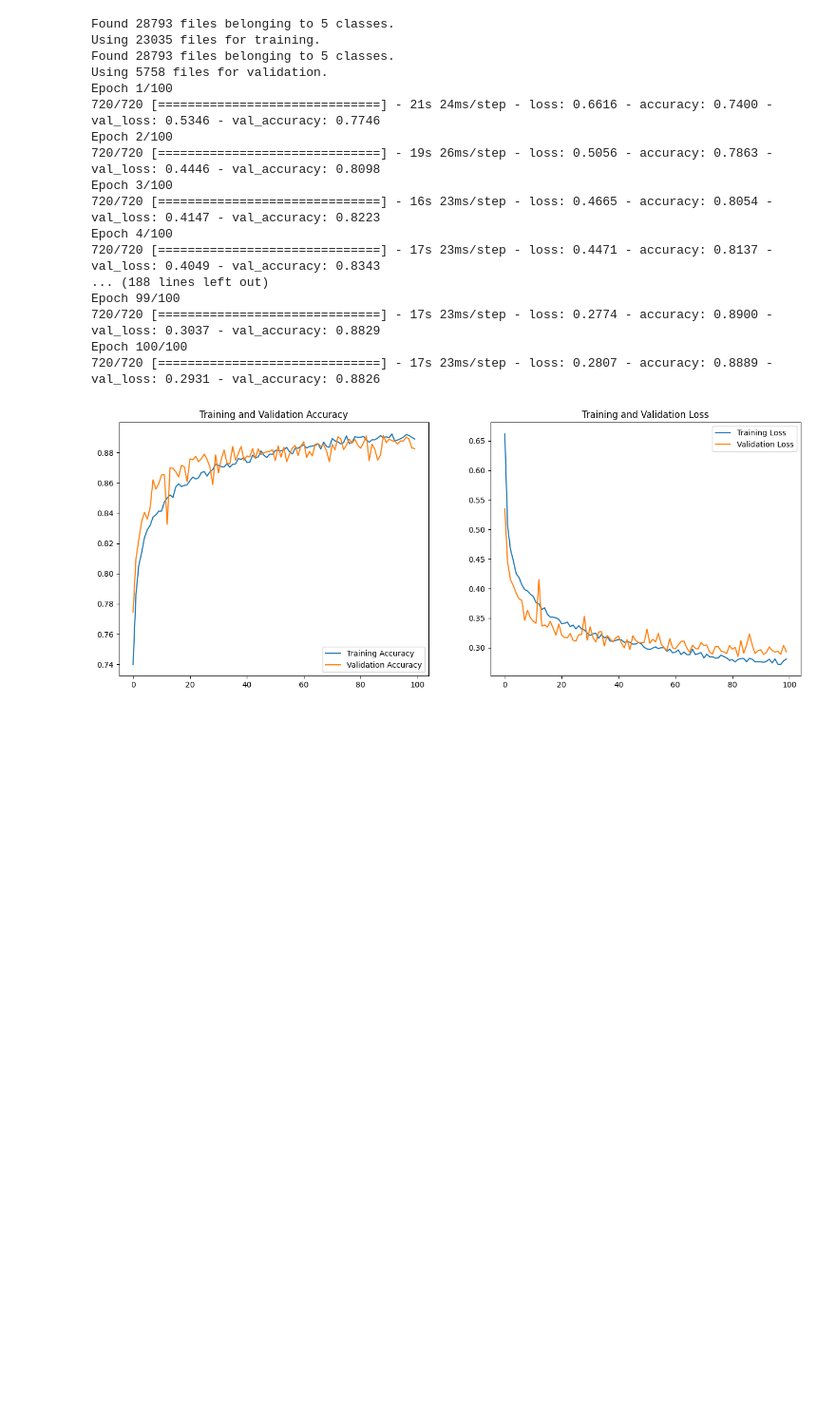
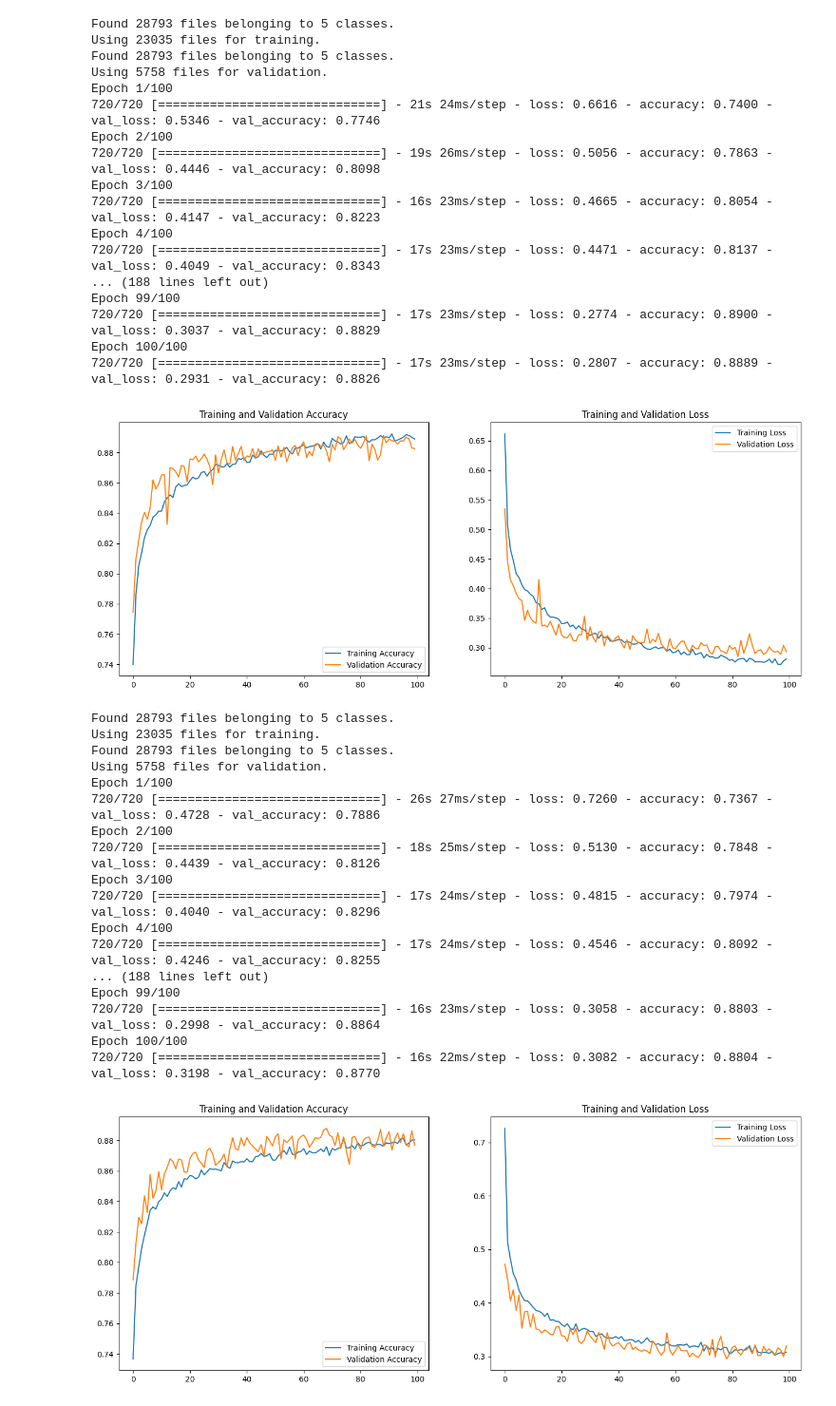
Before and after one commit to yevonnaelandrew/galaxy-classification-ensemble, a Jupyter notebook: Epochs.ipynb, the cells around one changed output. Shown: that part at 95% size. Cells and saved outputs as stored; diff of their text form; code cells hidden in the pictures; blank space fills up the shorter version.

Commit message:
add results epochs

```diff
--- a/Epochs.ipynb
+++ b/Epochs.ipynb
@@ -99,7 +99,7 @@ def train_model():
   outputs = tf.keras.layers.Dense(5)(x)
   model = tf.keras.Model(inputs, outputs)
 
-  base_learning_rate = 0.0005
+  base_learning_rate = 0.001
 
   model.compile(optimizer=tf.keras.optimizers.Adam(learning_rate=base_learning_rate),
               loss=tf.keras.losses.SparseCategoricalCrossentropy(from_logits=True),
@@ -156,4 +156,25 @@ Epoch 99/100
 Epoch 100/100
 720/720 [==============================] - 17s 23ms/step - loss: 0.2807 - accuracy: 0.8889 - val_loss: 0.2931 - val_accuracy: 0.8826
 [figure]
+# %%
+ep_100_def = train_model()
+# %% [output]
+Found 28793 files belonging to 5 classes.
+Using 23035 files for training.
+Found 28793 files belonging to 5 classes.
+Using 5758 files for validation.
+Epoch 1/100
+720/720 [==============================] - 26s 27ms/step - loss: 0.7260 - accuracy: 0.7367 - val_loss: 0.4728 - val_accuracy: 0.7886
+Epoch 2/100
+720/720 [==============================] - 18s 25ms/step - loss: 0.5130 - accuracy: 0.7848 - val_loss: 0.4439 - val_accuracy: 0.8126
+Epoch 3/100
+720/720 [==============================] - 17s 24ms/step - loss: 0.4815 - accuracy: 0.7974 - val_loss: 0.4040 - val_accuracy: 0.8296
+Epoch 4/100
+720/720 [==============================] - 17s 24ms/step - loss: 0.4546 - accuracy: 0.8092 - val_loss: 0.4246 - val_accuracy: 0.8255
+... (188 lines left out)
+Epoch 99/100
+720/720 [==============================] - 16s 23ms/step - loss: 0.3058 - accuracy: 0.8803 - val_loss: 0.2998 - val_accuracy: 0.8864
+Epoch 100/100
+720/720 [==============================] - 16s 22ms/step - loss: 0.3082 - accuracy: 0.8804 - val_loss: 0.3198 - val_accuracy: 0.8770
+[figure, added]
 # %%
```
Also changed, not shown: parts of 2 cells of this notebook, 1 other file.
